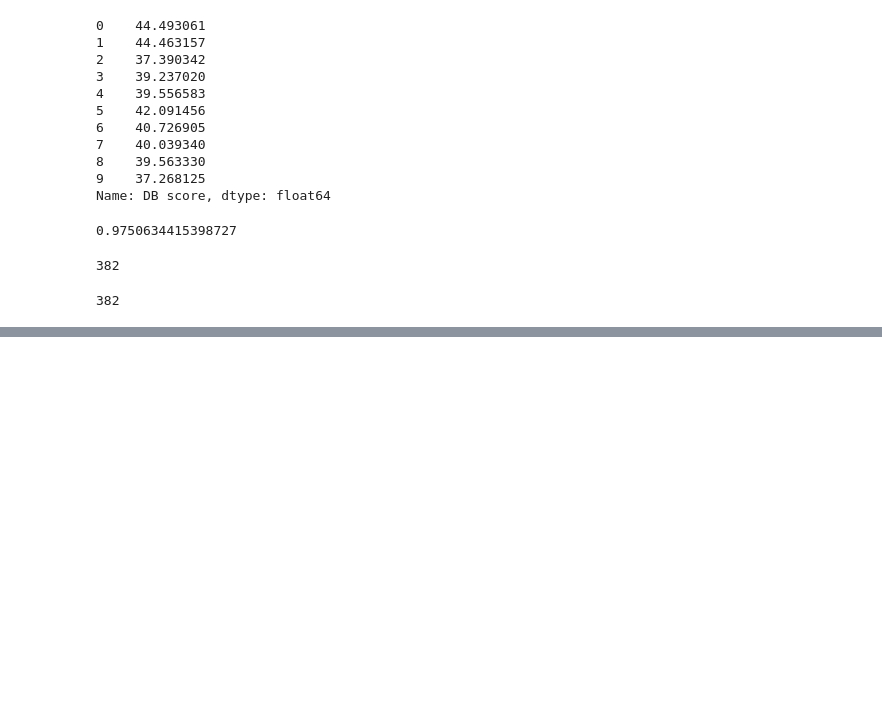
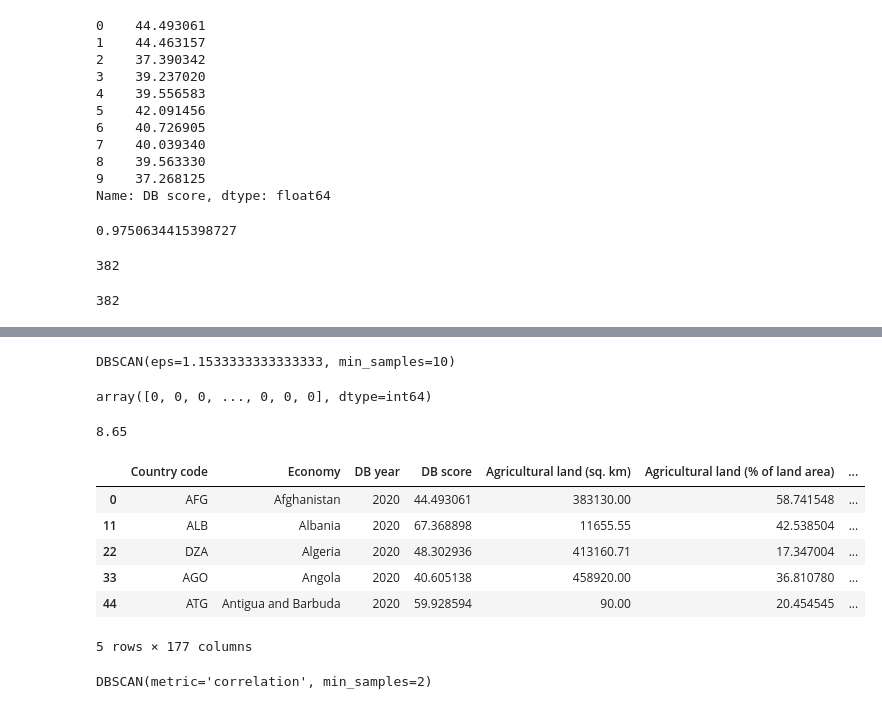
Before and after one commit to kishik/doing-business, a Jupyter notebook: research.ipynb, the cells around one changed output, grey strips where cells are left out. Drawn from its saved outputs; the diff is of its cells as text; code cells hidden in the pictures; blank space fills up the shorter version.

```diff
--- a/research.ipynb
+++ b/research.ipynb
@@ -172,0 +213,18 @@ len(model.predict(X_test))
+# %%
+from sklearn.cluster import DBSCAN
+import numpy as np
+clustering = DBSCAN(eps=len(normalized_df.columns) / 150, min_samples=10).fit(normalized_df)
+clustering.labels_
+clustering
+# %% [output]
+DBSCAN(eps=1.1533333333333333, min_samples=10)
+# %%
+clustering.labels_
+# %% [output]
+array([0, 0, 0, ..., 0, 0, 0], dtype=int64)
+# %%
+len(normalized_df.columns) / 20
+# %% [output]
+8.65
+# %%
+fresh_data = pd.read_csv('./without_nulls (1).csv', sep=',')
@@ -172,0 +233,10 @@ len(model.predict(X_test))
+# %%
+X_2020.head()
+# %% [output]
+|  | Country code | Economy | DB year | DB score | Agricultural land (sq. km) | Agricultural land (% of land area) | ... |
+| 0 | AFG | Afghanistan | 2020 | 44.493061 | 383130.00 | 58.741548 | ... |
+| 11 | ALB | Albania | 2020 | 67.368898 | 11655.55 | 42.538504 | ... |
+| 22 | DZA | Algeria | 2020 | 48.302936 | 413160.71 | 17.347004 | ... |
+| 33 | AGO | Angola | 2020 | 40.605138 | 458920.00 | 36.810780 | ... |
+| 44 | ATG | Antigua and Barbuda | 2020 | 59.928594 | 90.00 | 20.454545 | ... |
+5 rows × 177 columns
@@ -172,0 +249,8 @@ len(model.predict(X_test))
+# %%
+from sklearn.cluster import DBSCAN
+import numpy as np
+clustering = DBSCAN(min_samples=2, metric='correlation').fit(X_2020)
+clustering.labels_
+clustering
+# %% [output]
+DBSCAN(metric='correlation', min_samples=2)
```
Also changed, not shown: parts of 18 cells of this notebook.
